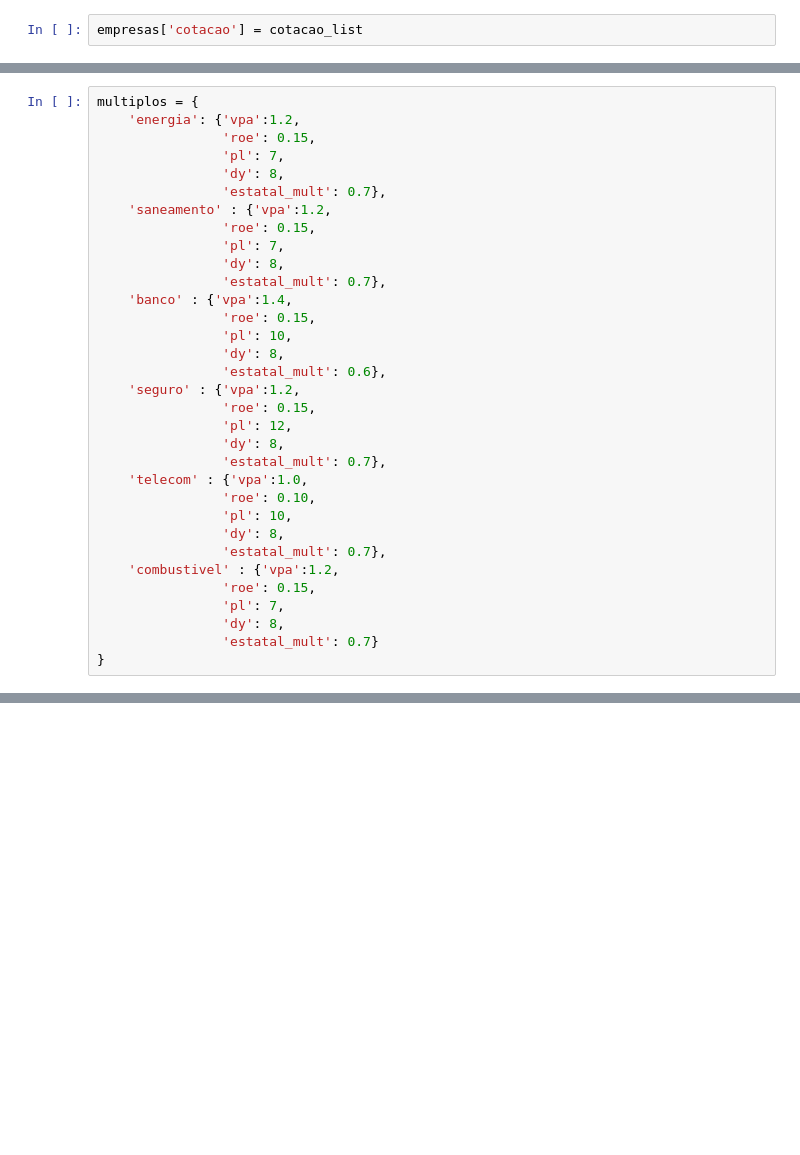
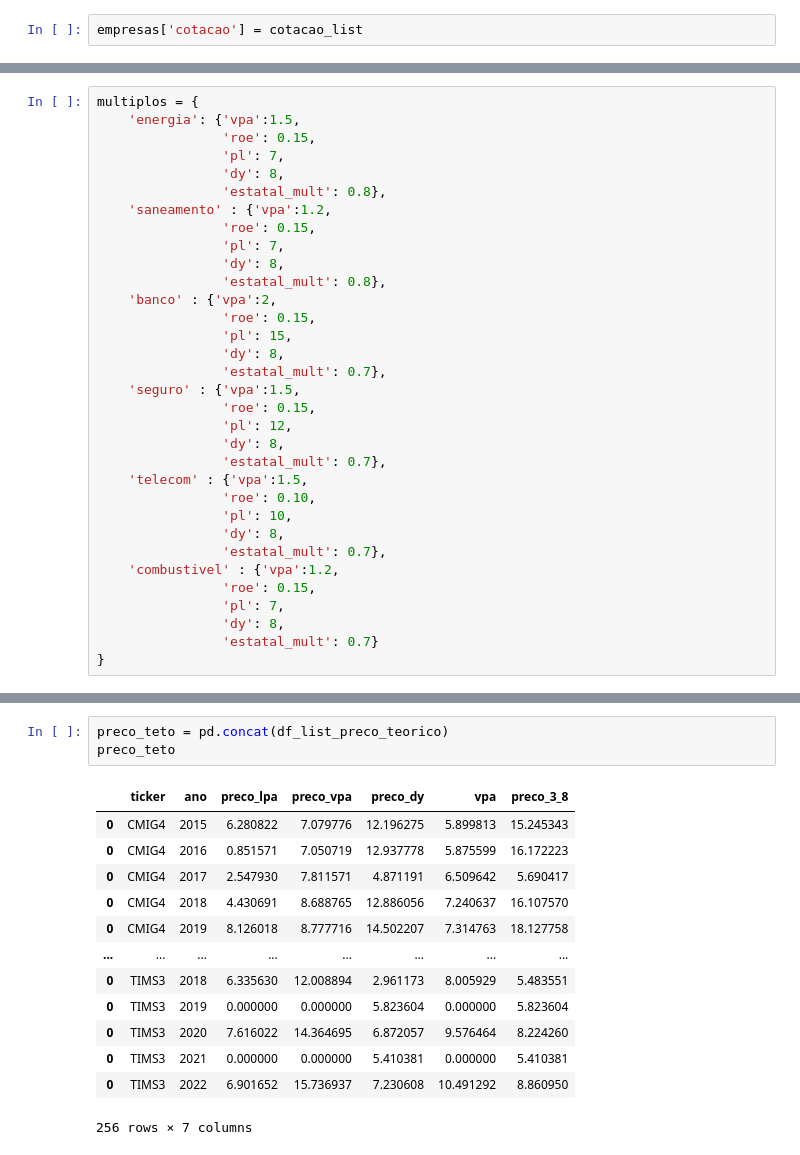
Before and after one commit to eduardopfranca/radar_fundamentalista, a Jupyter notebook: preco_teto.ipynb, the cells around one changed output, grey strips where cells are left out. Drawn from its saved outputs; the diff is of its cells as text; blank space fills up the shorter version.

```diff
--- a/preco_teto.ipynb
+++ b/preco_teto.ipynb
@@ -52,26 +83,26 @@ empresas['cotacao'] = cotacao_list
 # %%
 multiplos = {
-    'energia': {'vpa':1.2,
+    'energia': {'vpa':1.5,
                 'roe': 0.15,
                 'pl': 7,
                 'dy': 8,
-                'estatal_mult': 0.7},
+                'estatal_mult': 0.8},
     'saneamento' : {'vpa':1.2,
                 'roe': 0.15,
                 'pl': 7,
                 'dy': 8,
+                'estatal_mult': 0.8},
+    'banco' : {'vpa':2,
+                'roe': 0.15,
+                'pl': 15,
+                'dy': 8,
                 'estatal_mult': 0.7},
-    'banco' : {'vpa':1.4,
-                'roe': 0.15,
-                'pl': 10,
-                'dy': 8,
-                'estatal_mult': 0.6},
-    'seguro' : {'vpa':1.2,
+    'seguro' : {'vpa':1.5,
                 'roe': 0.15,
                 'pl': 12,
                 'dy': 8,
                 'estatal_mult': 0.7},
-    'telecom' : {'vpa':1.0,
+    'telecom' : {'vpa':1.5,
                 'roe': 0.10,
                 'pl': 10,
                 'dy': 8,
@@ -223,0 +224,17 @@ NameError: name 'setor' is not defined
+# %%
+preco_teto = pd.concat(df_list_preco_teorico)
+preco_teto
+# %% [output]
+|  | ticker | ano | preco_lpa | preco_vpa | preco_dy | vpa | preco_3_8 |
+| 0 | CMIG4 | 2015 | 6.280822 | 7.079776 | 12.196275 | 5.899813 | 15.245343 |
+| 0 | CMIG4 | 2016 | 0.851571 | 7.050719 | 12.937778 | 5.875599 | 16.172223 |
+| 0 | CMIG4 | 2017 | 2.547930 | 7.811571 | 4.871191 | 6.509642 | 5.690417 |
+| 0 | CMIG4 | 2018 | 4.430691 | 8.688765 | 12.886056 | 7.240637 | 16.107570 |
+| 0 | CMIG4 | 2019 | 8.126018 | 8.777716 | 14.502207 | 7.314763 | 18.127758 |
+| ... | ... | ... | ... | ... | ... | ... | ... |
+| 0 | TIMS3 | 2018 | 6.335630 | 12.008894 | 2.961173 | 8.005929 | 5.483551 |
+| 0 | TIMS3 | 2019 | 0.000000 | 0.000000 | 5.823604 | 0.000000 | 5.823604 |
+| 0 | TIMS3 | 2020 | 7.616022 | 14.364695 | 6.872057 | 9.576464 | 8.224260 |
+| 0 | TIMS3 | 2021 | 0.000000 | 0.000000 | 5.410381 | 0.000000 | 5.410381 |
+| 0 | TIMS3 | 2022 | 6.901652 | 15.736937 | 7.230608 | 10.491292 | 8.860950 |
+256 rows × 7 columns
```
Also changed, not shown: parts of 11 cells of this notebook.
